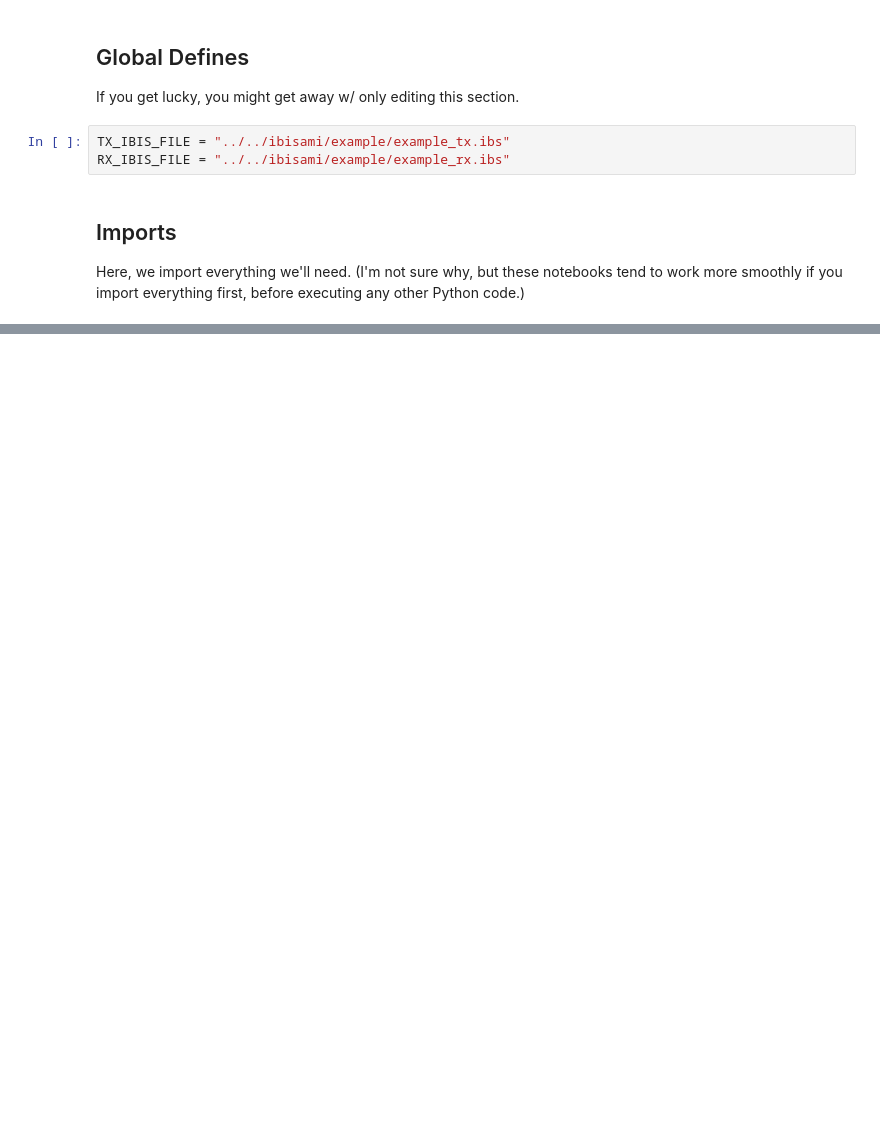
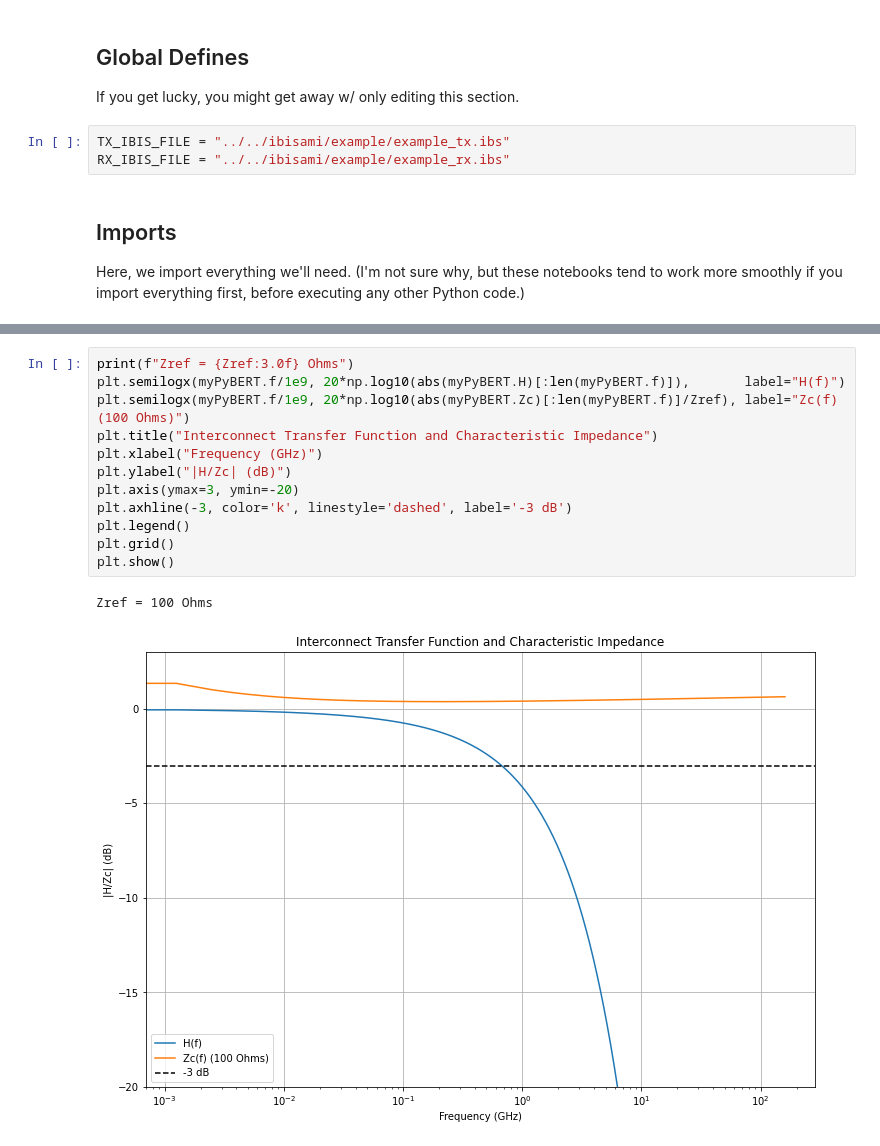
Before and after one commit to capn-freako/PyBERT, a Jupyter notebook: misc/PyBERTasLibrary.ipynb, the cells around one changed output, grey strips where cells are left out. Cells and saved outputs as stored; diff of their text form; blank space fills up the shorter version.

```diff
--- a/misc/PyBERTasLibrary.ipynb
+++ b/misc/PyBERTasLibrary.ipynb
@@ -105,0 +200,15 @@ set `myPyBERT.tx_use_ts4` to `False` and re-run this cell.
+# %%
+print(f"Zref = {Zref:3.0f} Ohms")
+plt.semilogx(myPyBERT.f/1e9, 20*np.log10(abs(myPyBERT.H)[:len(myPyBERT.f)]),       label="H(f)")
+plt.semilogx(myPyBERT.f/1e9, 20*np.log10(abs(myPyBERT.Zc)[:len(myPyBERT.f)]/Zref), label="Zc(f) (100 Ohms)")
+plt.title("Interconnect Transfer Function and Characteristic Impedance")
+plt.xlabel("Frequency (GHz)")
+plt.ylabel("|H/Zc| (dB)")
+plt.axis(ymax=3, ymin=-20)
+plt.axhline(-3, color='k', linestyle='dashed', label='-3 dB')
+plt.legend()
+plt.grid()
+plt.show()
+# %% [output]
+Zref = 100 Ohms
+[figure, added]
```
Also changed, not shown: parts of 58 cells of this notebook, 1 other file.
